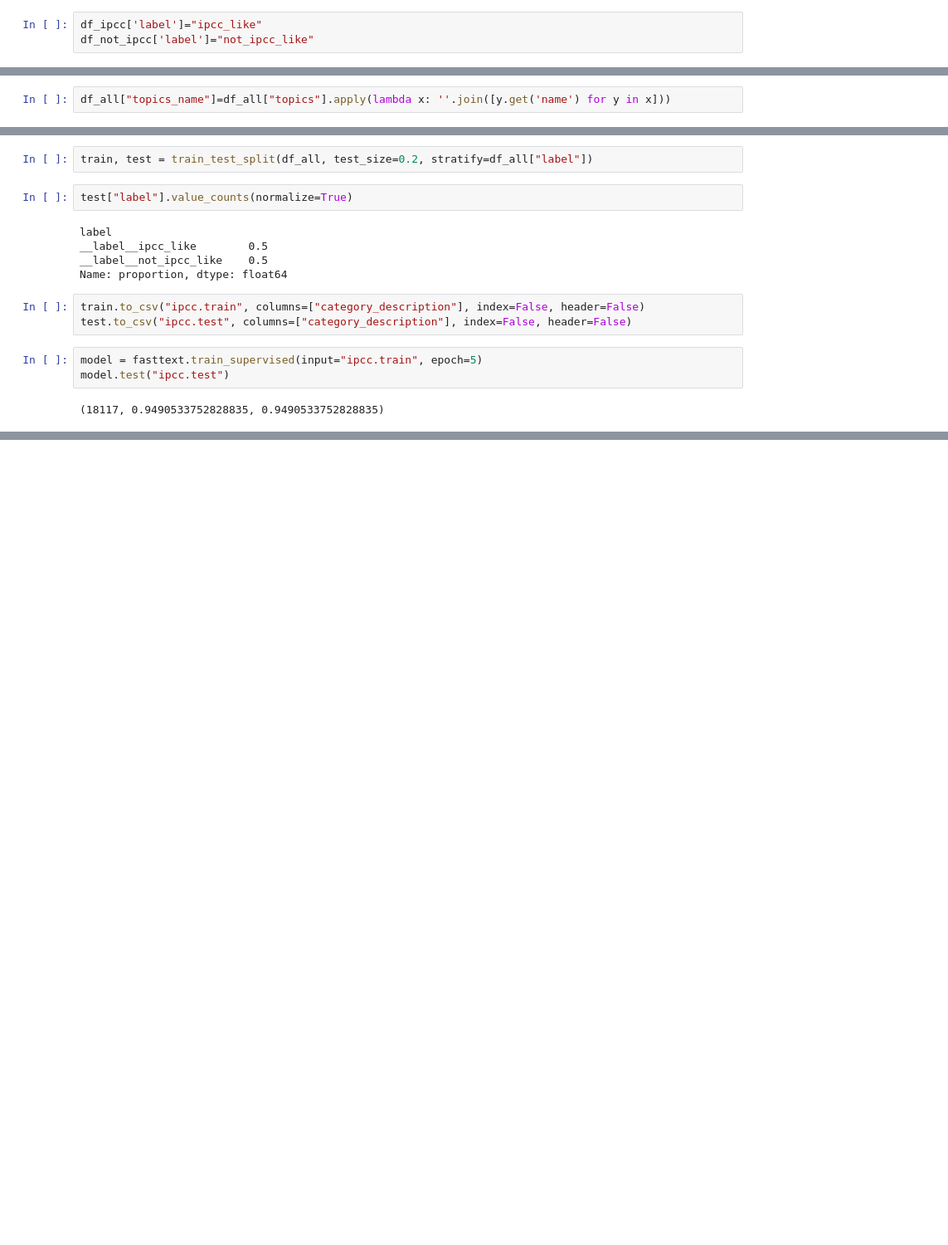
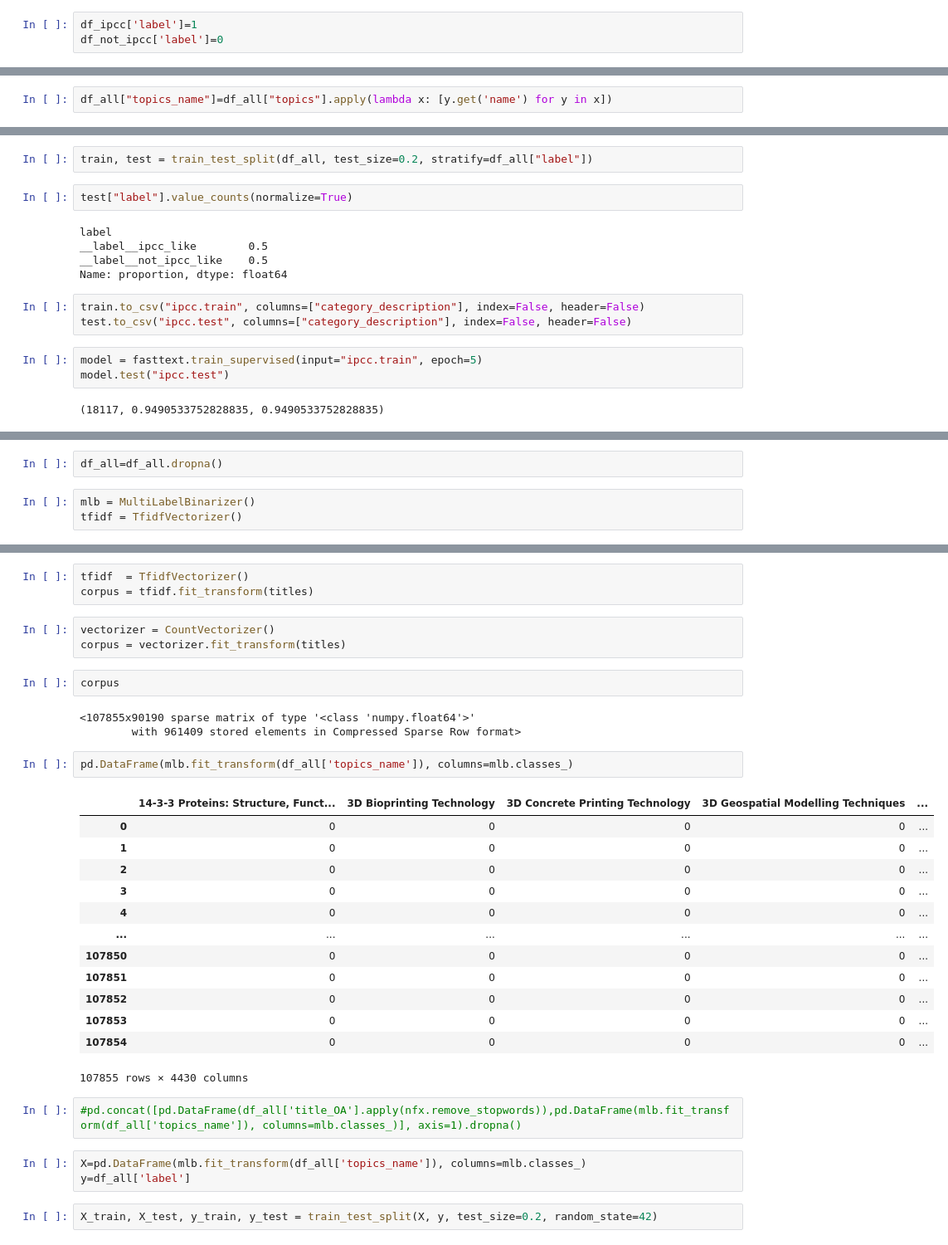
Before and after one commit to dataesr/teds, a Jupyter notebook: notebooks/IPCC_model.ipynb, the cells around one changed output, grey strips where cells are left out. Shown at 83% size. Cells and saved outputs as stored; diff of their text form; blank space fills up the shorter version.

```diff
--- a/notebooks/IPCC_model.ipynb
+++ b/notebooks/IPCC_model.ipynb
@@ -23,8 +23,8 @@ df_ipcc=df_ipcc[['doi', 'title_OA','topics']]
 # %%
 df_not_ipcc=df_not_ipcc[['doi', 'title_OA','topics']]
 # %%
-df_ipcc['label']="ipcc_like"
-df_not_ipcc['label']="not_ipcc_like"
+df_ipcc['label']=1
+df_not_ipcc['label']=0
 # %%
 df_ipcc=df_ipcc.drop_duplicates(subset=['doi'])
 # %%
@@ -43,4 +43,4 @@ df_not_ipcc=df_not_ipcc.iloc[:54148,:]
 df_all=pd.concat([df_ipcc,df_not_ipcc]).reset_index()
 del df_all['index']
 # %%
-df_all["topics_name"]=df_all["topics"].apply(lambda x: ''.join([y.get('name') for y in x]))
+df_all["topics_name"]=df_all["topics"].apply(lambda x: [y.get('name') for y in x])
@@ -70,0 +89,5 @@ model.test("ipcc.test")
+# %%
+df_all=df_all.dropna()
+# %%
+mlb = MultiLabelBinarizer()
+tfidf = TfidfVectorizer()
@@ -70,0 +116,34 @@ model.test("ipcc.test")
+# %%
+tfidf  = TfidfVectorizer()
+corpus = tfidf.fit_transform(titles)
+# %%
+vectorizer = CountVectorizer()
+corpus = vectorizer.fit_transform(titles)
+# %%
+corpus
+# %% [output]
+<107855x90190 sparse matrix of type '<class 'numpy.float64'>'
+        with 961409 stored elements in Compressed Sparse Row format>
+# %%
+pd.DataFrame(mlb.fit_transform(df_all['topics_name']), columns=mlb.classes_)
+# %% [output]
+|  | 14-3-3 Proteins: Structure, Funct... | 3D Bioprinting Technology | 3D Concrete Printing Technology | 3D Geospatial Modelling Techniques | ... |
+| 0 | 0 | 0 | 0 | 0 | ... |
+| 1 | 0 | 0 | 0 | 0 | ... |
+| 2 | 0 | 0 | 0 | 0 | ... |
+| 3 | 0 | 0 | 0 | 0 | ... |
+| 4 | 0 | 0 | 0 | 0 | ... |
+| ... | ... | ... | ... | ... | ... |
+| 107850 | 0 | 0 | 0 | 0 | ... |
+| 107851 | 0 | 0 | 0 | 0 | ... |
+| 107852 | 0 | 0 | 0 | 0 | ... |
+| 107853 | 0 | 0 | 0 | 0 | ... |
+| 107854 | 0 | 0 | 0 | 0 | ... |
+107855 rows × 4430 columns
+# %%
+#pd.concat([pd.DataFrame(df_all['title_OA'].apply(nfx.remove_stopwords)),pd.DataFrame(mlb.fit_transform(df_all['topics_name']), columns=mlb.classes_)], axis=1).dropna()
+# %%
+X=pd.DataFrame(mlb.fit_transform(df_all['topics_name']), columns=mlb.classes_)
+y=df_all['label']
+# %%
+X_train, X_test, y_train, y_test = train_test_split(X, y, test_size=0.2, random_state=42)
```
Also changed, not shown: parts of 12 cells of this notebook.
